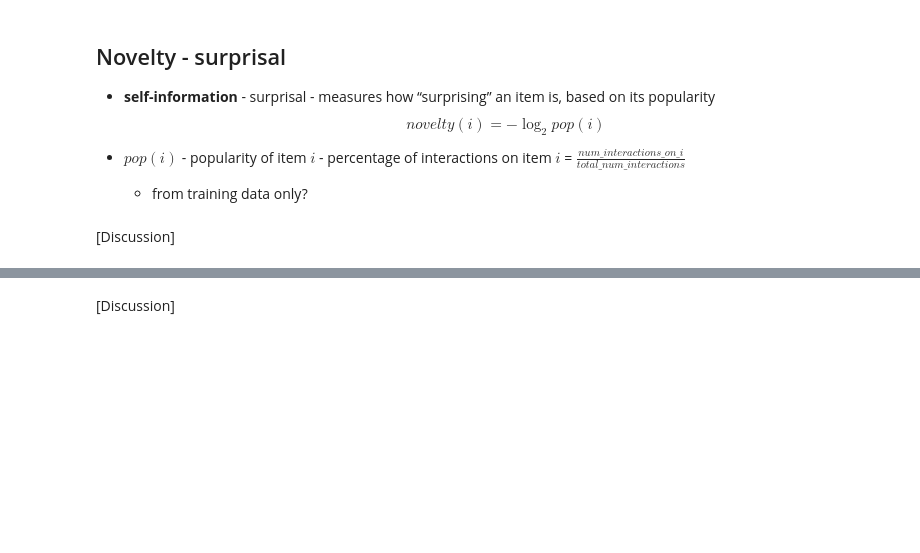
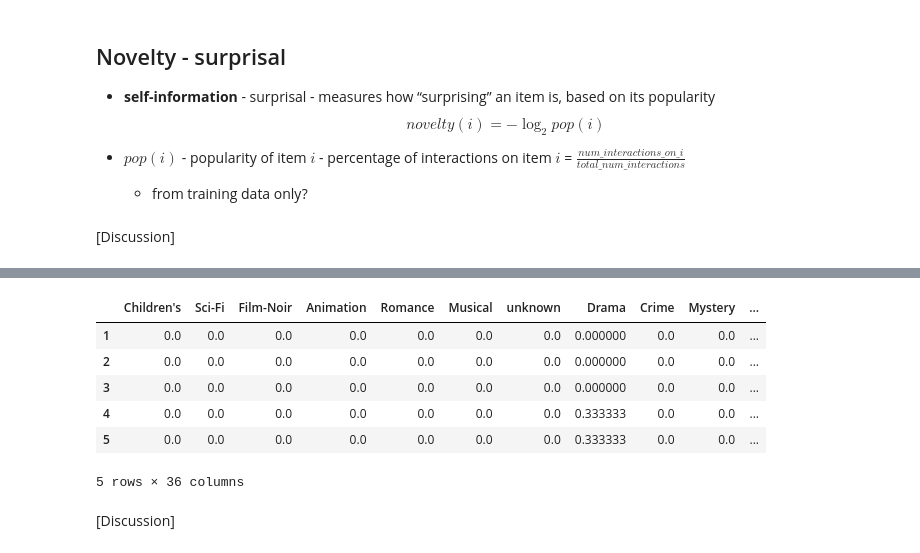
Before and after one commit to vdakov/recommender-systems, a Jupyter notebook: Project-RecSys.ipynb, the cells around one changed output, grey strips where cells are left out. Cells and saved outputs as stored; diff of their text form; code cells hidden in the pictures; blank space fills up the shorter version.

```diff
--- a/Project-RecSys.ipynb
+++ b/Project-RecSys.ipynb
@@ -505,0 +554,36 @@ $$
+# %%
+def genre_distribution(movies: pd.DataFrame) -> pd.DataFrame:
+    """
+    Calculate genre distribution for each movie.
+    :param movies: [pd.DataFrame] containing movie metadata with columns=['item_id','title','genres','description']
+    :return: pd.dataframe with all genres as columns, item id's as index, and p(g|i) as values
+    """
+    mov_genres = movies[['item_id', 'genres']].copy()
+    mov_genres['genres'] = mov_genres['genres'].apply(lambda x: x.split(',')) # make the genres a list
+    item_ids = mov_genres['item_id'].unique()
+    # find all the genres present in the dataset
+    all_genres = set()
+    for genres in mov_genres['genres']:
+        all_genres.update(genres)
+    all_genres = list(all_genres)
+
+    # calculate the distributions
+    genre_dist = pd.DataFrame(np.zeros((len(item_ids), len(all_genres))), columns=all_genres, index=item_ids)
+    for _, row in mov_genres.iterrows():
+        item_id = row['item_id']
+        genres = row['genres']
+        genre_count = len(genres)
+        for genre in genres:
+            genre_dist.at[item_id, genre] = 1 / genre_count  # uniform distribution over genres
+    return genre_dist
+
+genre_distributions = genre_distribution(movies)
+display(genre_distributions.head())
+# %% [output]
+|  | Children's | Sci-Fi | Film-Noir | Animation | Romance | Musical | unknown | Drama | Crime | Mystery | ... |
+| 1 | 0.0 | 0.0 | 0.0 | 0.0 | 0.0 | 0.0 | 0.0 | 0.000000 | 0.0 | 0.0 | ... |
+| 2 | 0.0 | 0.0 | 0.0 | 0.0 | 0.0 | 0.0 | 0.0 | 0.000000 | 0.0 | 0.0 | ... |
+| 3 | 0.0 | 0.0 | 0.0 | 0.0 | 0.0 | 0.0 | 0.0 | 0.000000 | 0.0 | 0.0 | ... |
+| 4 | 0.0 | 0.0 | 0.0 | 0.0 | 0.0 | 0.0 | 0.0 | 0.333333 | 0.0 | 0.0 | ... |
+| 5 | 0.0 | 0.0 | 0.0 | 0.0 | 0.0 | 0.0 | 0.0 | 0.333333 | 0.0 | 0.0 | ... |
+5 rows × 36 columns
```
Also changed, not shown: parts of 9 cells of this notebook.
